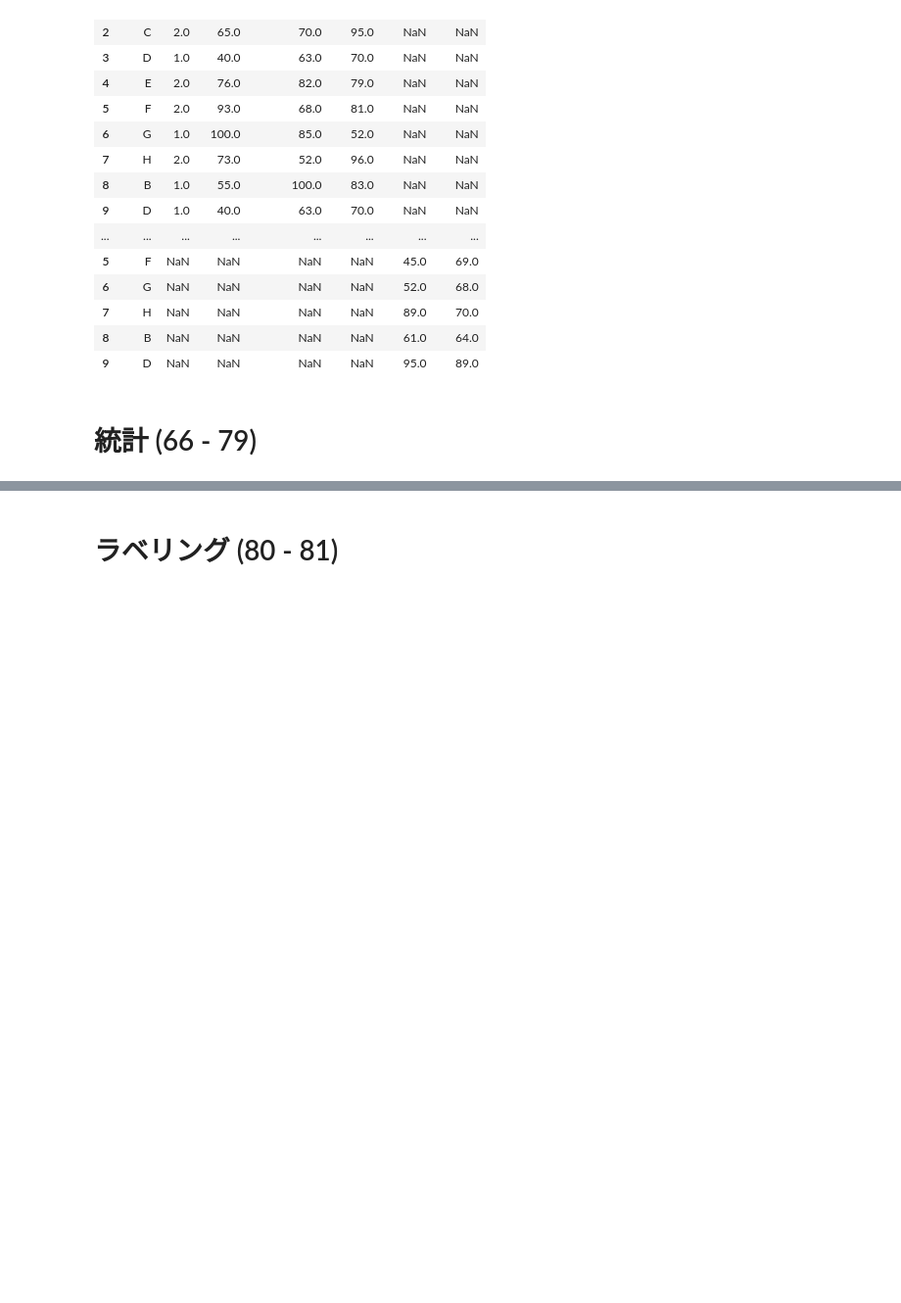
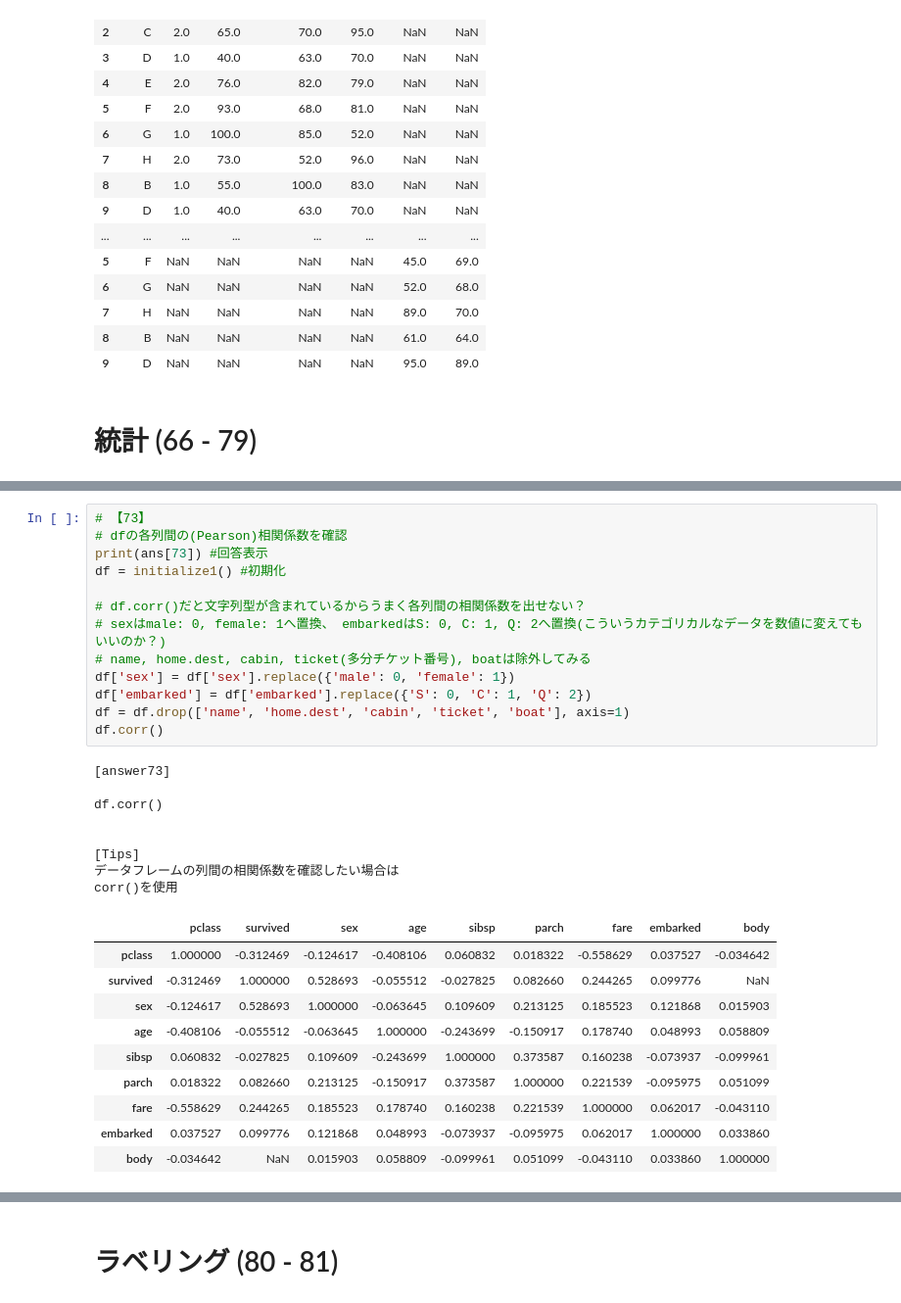
Before and after one commit to hamattiv2/Pandas_100_knocks, a Jupyter notebook: notebook/01_Pandas_100_Knocks_for_Begginer.ipynb, the cells around one changed output, grey strips where cells are left out. Shown at 98% size. Drawn from its saved outputs; the diff is of its cells as text; blank space fills up the shorter version.

```diff
--- a/notebook/01_Pandas_100_Knocks_for_Begginer.ipynb
+++ b/notebook/01_Pandas_100_Knocks_for_Begginer.ipynb
@@ -1662,0 +1758,32 @@ df = initialize1() #初期化
+# %%
+# 【73】
+# dfの各列間の(Pearson)相関係数を確認
+print(ans[73]) #回答表示
+df = initialize1() #初期化
+
+# df.corr()だと文字列型が含まれているからうまく各列間の相関係数を出せない？
+# sexはmale: 0, female: 1へ置換、 embarkedはS: 0, C: 1, Q: 2へ置換(こういうカテゴリカルなデータを数値に変えてもいいのか？)
+# name, home.dest, cabin, ticket(多分チケット番号), boatは除外してみる
+df['sex'] = df['sex'].replace({'male': 0, 'female': 1})
+df['embarked'] = df['embarked'].replace({'S': 0, 'C': 1, 'Q': 2})
+df = df.drop(['name', 'home.dest', 'cabin', 'ticket', 'boat'], axis=1)
+df.corr()
+# %% [output]
+[answer73]
+
+df.corr()
+
+
+[Tips]
+データフレームの列間の相関係数を確認したい場合は
+corr()を使用
+|  | pclass | survived | sex | age | sibsp | parch | fare | embarked | body |
+| pclass | 1.000000 | -0.312469 | -0.124617 | -0.408106 | 0.060832 | 0.018322 | -0.558629 | 0.037527 | -0.034642 |
+| survived | -0.312469 | 1.000000 | 0.528693 | -0.055512 | -0.027825 | 0.082660 | 0.244265 | 0.099776 | NaN |
+| sex | -0.124617 | 0.528693 | 1.000000 | -0.063645 | 0.109609 | 0.213125 | 0.185523 | 0.121868 | 0.015903 |
+| age | -0.408106 | -0.055512 | -0.063645 | 1.000000 | -0.243699 | -0.150917 | 0.178740 | 0.048993 | 0.058809 |
+| sibsp | 0.060832 | -0.027825 | 0.109609 | -0.243699 | 1.000000 | 0.373587 | 0.160238 | -0.073937 | -0.099961 |
+| parch | 0.018322 | 0.082660 | 0.213125 | -0.150917 | 0.373587 | 1.000000 | 0.221539 | -0.095975 | 0.051099 |
+| fare | -0.558629 | 0.244265 | 0.185523 | 0.178740 | 0.160238 | 0.221539 | 1.000000 | 0.062017 | -0.043110 |
+| embarked | 0.037527 | 0.099776 | 0.121868 | 0.048993 | -0.073937 | -0.095975 | 0.062017 | 1.000000 | 0.033860 |
+| body | -0.034642 | NaN | 0.015903 | 0.058809 | -0.099961 | 0.051099 | -0.043110 | 0.033860 | 1.000000 |
```
Also changed, not shown: parts of 22 cells of this notebook, 1 other file.
